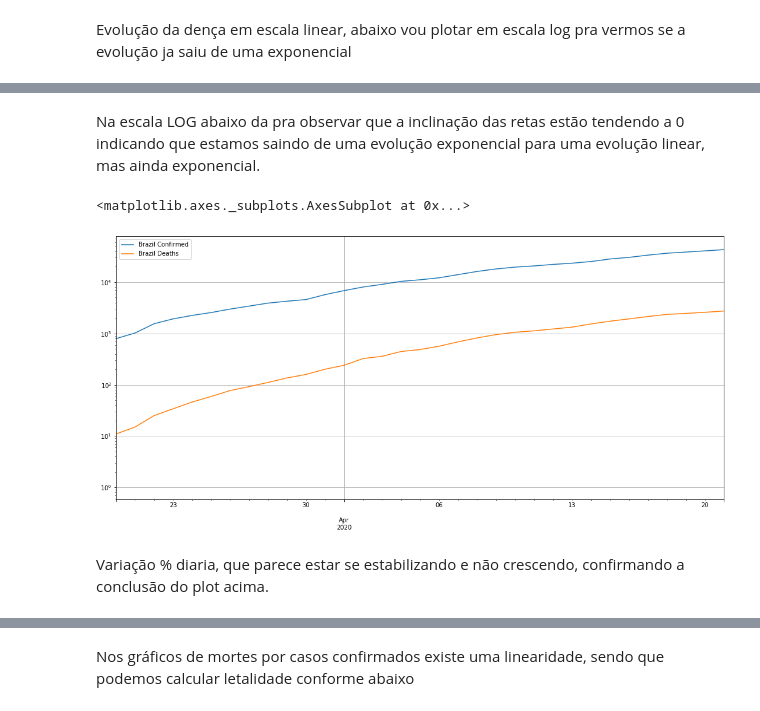
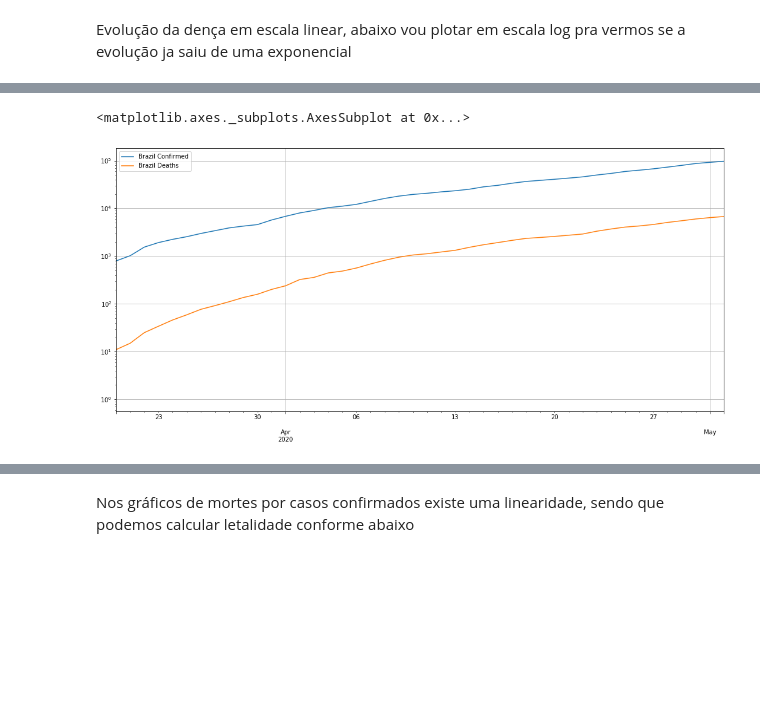
Before and after one commit to gagarcia/COVID-19, a Jupyter notebook: death_index.ipynb, the cells around one changed output, grey strips where cells are left out. Cells and saved outputs as stored; diff of their text form; code cells hidden in the pictures; blank space fills up the shorter version.

```diff
--- a/death_index.ipynb
+++ b/death_index.ipynb
@@ -55,9 +56,5 @@ Brazil.plot(figsize=(18,8), grid=True)
-# %% [markdown]
-Na escala LOG abaixo da pra observar que a inclinação das retas estão tendendo a 0 indicando que estamos saindo de uma evolução exponencial para uma evolução linear, mas ainda exponencial.
 # %%
-Brazil.plot(figsize=(18,8), grid=True,logy=True,xlim=['2020-03-20','2020-04-21'])
+Brazil.plot(figsize=(18,8), grid=True,logy=True,xlim=['2020-03-20','2020-05-02'])
 # %% [output]
 <matplotlib.axes._subplots.AxesSubplot at 0x...>
-[figure, old version]
+[figure, new version]
-# %% [markdown]
-Variação % diaria, que parece estar se estabilizando e não crescendo, confirmando a conclusão do plot acima.
```
Also changed, not shown: parts of 36 cells of this notebook.
